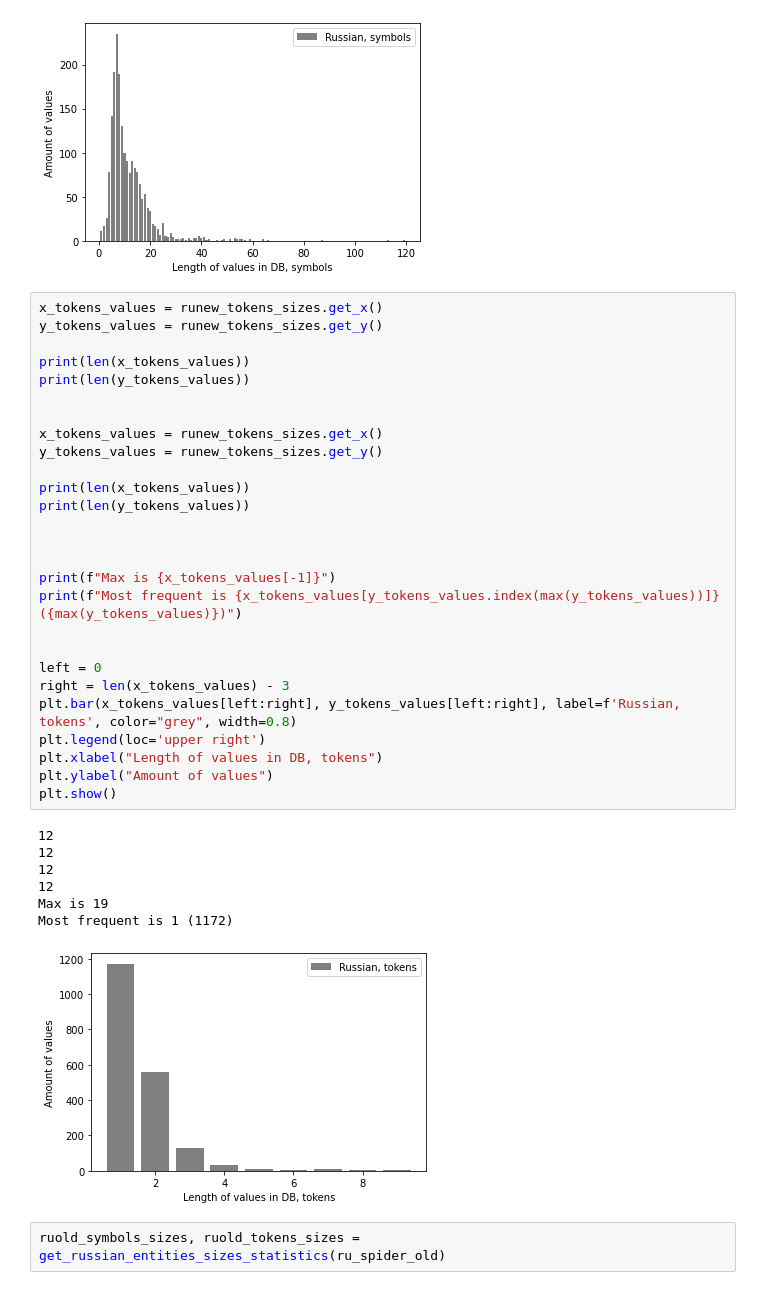
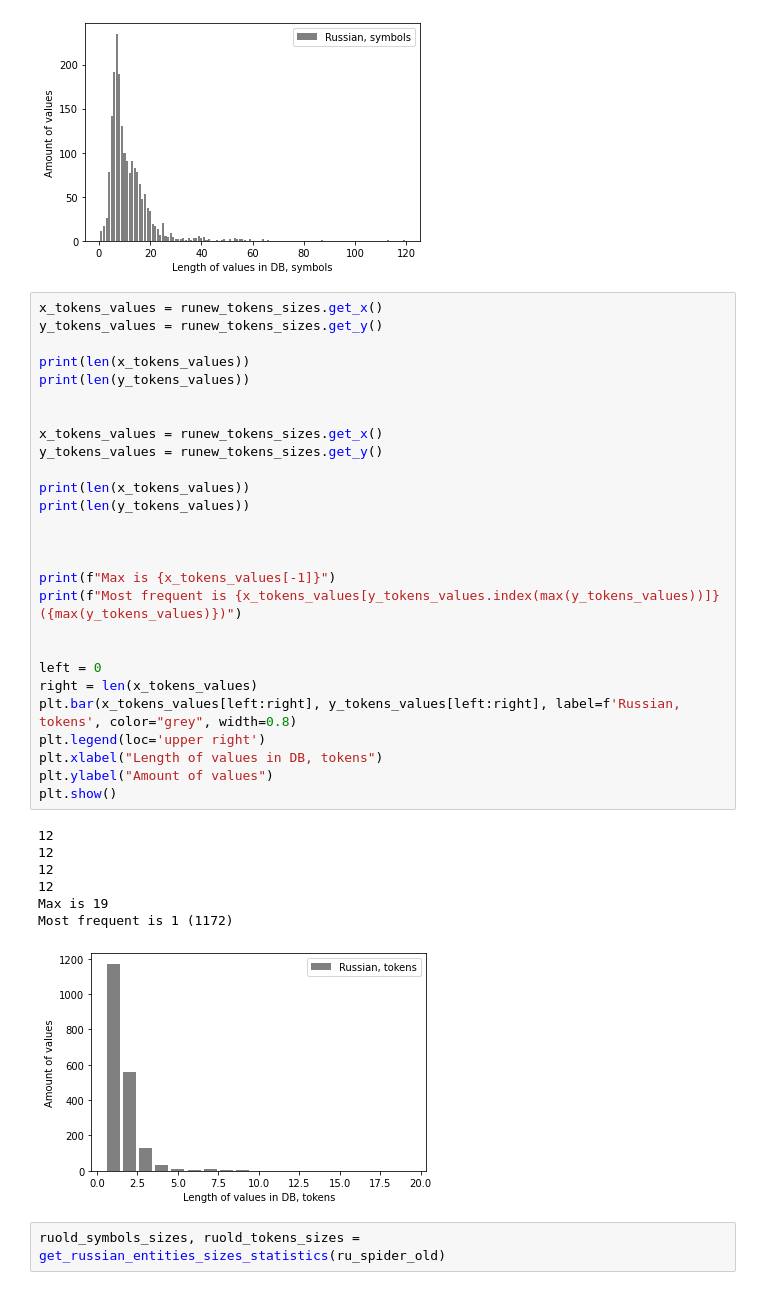
Before and after one commit to dmi3eva/araneae, a Jupyter notebook: notebooks/entities_sizes.ipynb, the cells around one changed output. Saved outputs shown, nothing was run; the diff lists cells and outputs as text.

```diff
--- a/notebooks/entities_sizes.ipynb
+++ b/notebooks/entities_sizes.ipynb
@@ -325,35 +325,35 @@ y_tokens_values = runew_tokens_sizes.get_y()
 
 print(len(x_tokens_values))
 print(len(y_tokens_values))
 
 
 x_tokens_values = runew_tokens_sizes.get_x()
 y_tokens_values = runew_tokens_sizes.get_y()
 
 print(len(x_tokens_values))
 print(len(y_tokens_values))
 
 
 
 print(f"Max is {x_tokens_values[-1]}")
 print(f"Most frequent is {x_tokens_values[y_tokens_values.index(max(y_tokens_values))]} ({max(y_tokens_values)})")
 
 
 left = 0
-right = len(x_tokens_values) - 3
+right = len(x_tokens_values)
 plt.bar(x_tokens_values[left:right], y_tokens_values[left:right], label=f'Russian, tokens', color="grey", width=0.8)
 plt.legend(loc='upper right')
 plt.xlabel("Length of values in DB, tokens")
 plt.ylabel("Amount of values")
 plt.show()
 # %% [output]
 12
 12
 12
 12
 Max is 19
 Most frequent is 1 (1172)
-[figure, old version]
+[figure, new version]
 # %%
 ruold_symbols_sizes, ruold_tokens_sizes = get_russian_entities_sizes_statistics(ru_spider_old)
 # %% [output]
```
Also changed, not shown: 1 other file.
